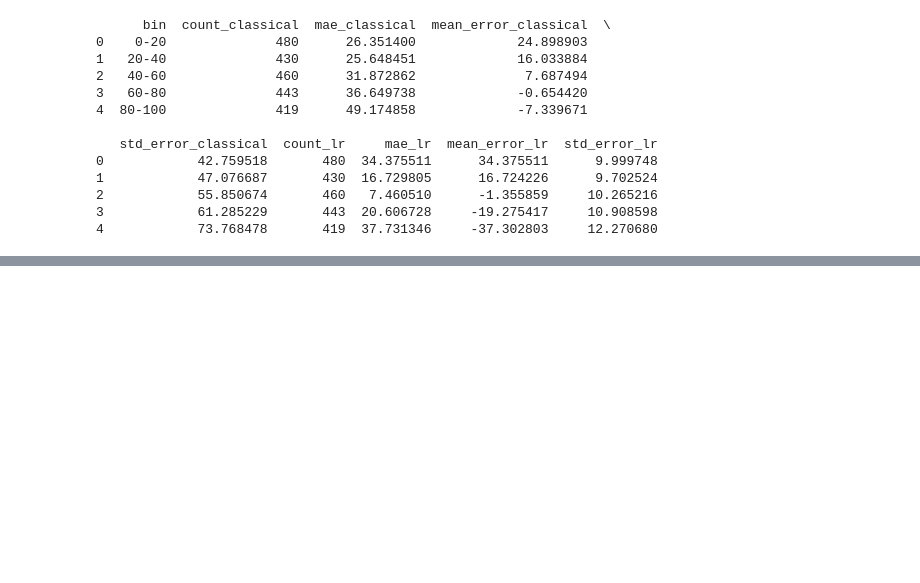
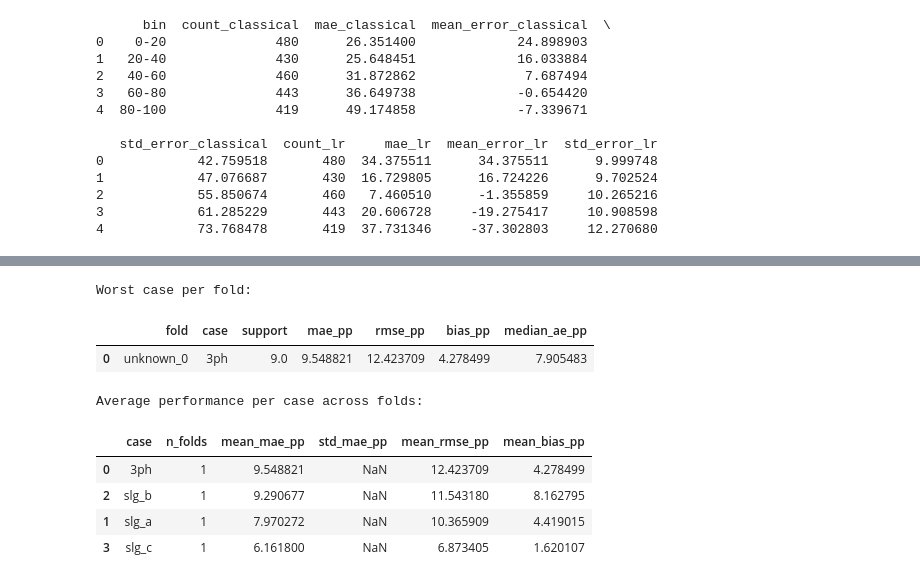
Before and after one commit to sagar-crypto/Masters_thesis_PR_LABS, a Jupyter notebook: EDA.ipynb, the cells around one changed output, grey strips where cells are left out. Saved outputs shown, nothing was run; the diff lists cells and outputs as text; code cells hidden in the pictures; blank space fills up the shorter version.

```diff
--- a/EDA.ipynb
+++ b/EDA.ipynb
@@ -1259,0 +1511,37 @@ print(comparison)
+# %%
+# Worst case inside each fold
+worst_per_fold = (
+    all_cases.sort_values(["fold", "mae_pp"], ascending=[True, False])
+    .groupby("fold", as_index=False)
+    .first()
+    [["fold", "case", "support", "mae_pp", "rmse_pp", "bias_pp", "median_ae_pp"]]
+)
+
+print("Worst case per fold:")
+display(worst_per_fold)
+
+# Average performance per case across folds
+avg_per_case = (
+    all_cases.groupby("case", as_index=False)
+    .agg(
+        n_folds=("fold", "count"),
+        mean_mae_pp=("mae_pp", "mean"),
+        std_mae_pp=("mae_pp", "std"),
+        mean_rmse_pp=("rmse_pp", "mean"),
+        mean_bias_pp=("bias_pp", "mean"),
+    )
+    .sort_values("mean_mae_pp", ascending=False)
+)
+
+print("Average performance per case across folds:")
+display(avg_per_case)
+# %% [output]
+Worst case per fold:
+|  | fold | case | support | mae_pp | rmse_pp | bias_pp | median_ae_pp |
+| 0 | unknown_0 | 3ph | 9.0 | 9.548821 | 12.423709 | 4.278499 | 7.905483 |
+Average performance per case across folds:
+|  | case | n_folds | mean_mae_pp | std_mae_pp | mean_rmse_pp | mean_bias_pp |
+| 0 | 3ph | 1 | 9.548821 | NaN | 12.423709 | 4.278499 |
+| 2 | slg_b | 1 | 9.290677 | NaN | 11.543180 | 8.162795 |
+| 1 | slg_a | 1 | 7.970272 | NaN | 10.365909 | 4.419015 |
+| 3 | slg_c | 1 | 6.161800 | NaN | 6.873405 | 1.620107 |
```
Also changed, not shown: parts of 16 cells of this notebook, 23 other files.
